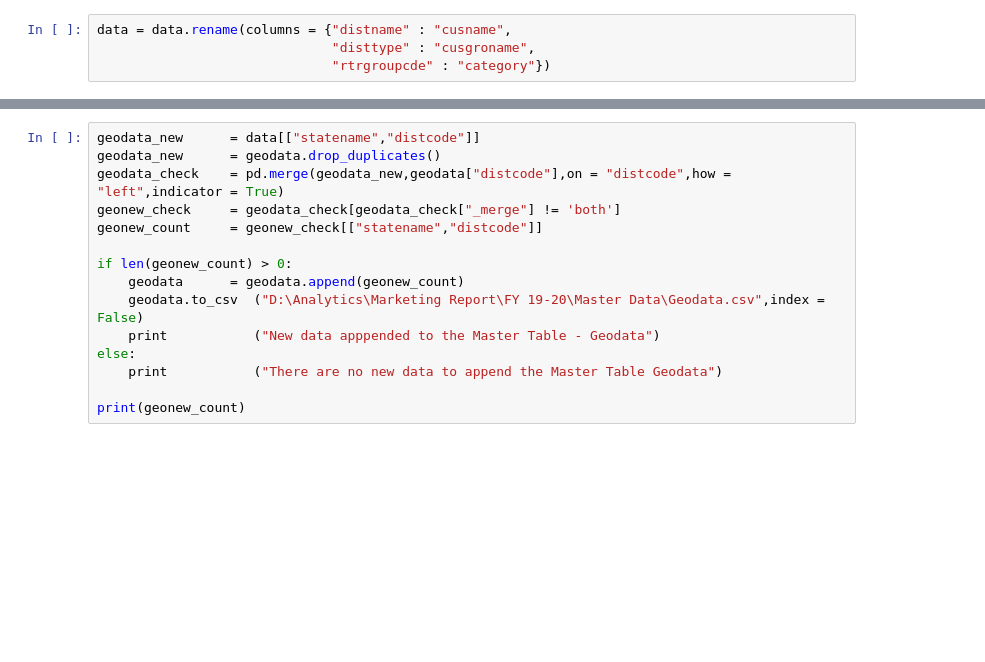
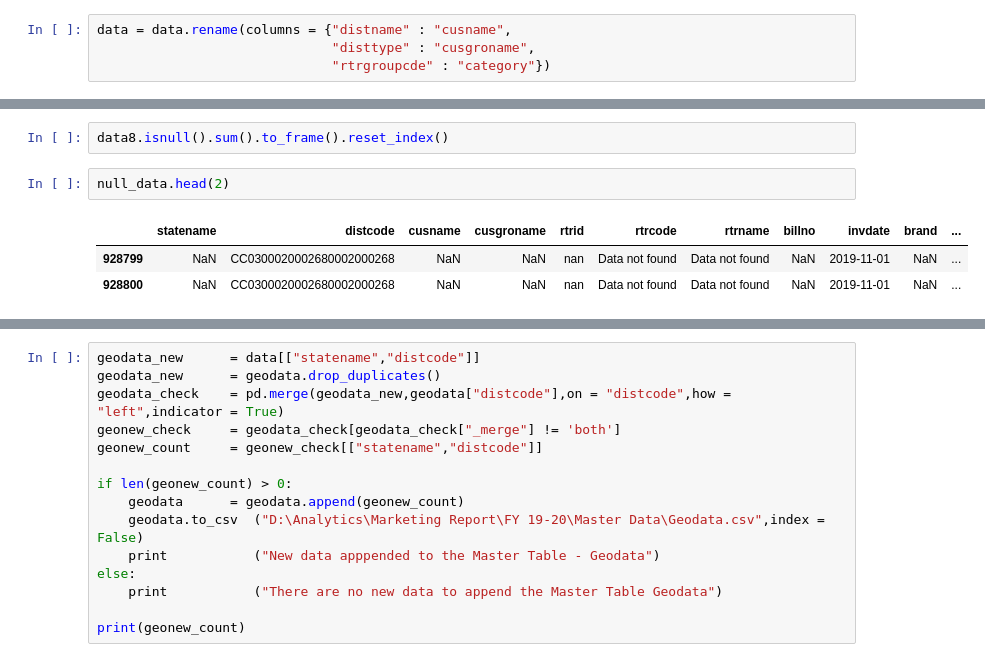
Before and after one commit to CavinKare-Digital/SSO-Marketing-Report, a Jupyter notebook: Final Code.ipynb, the cells around one changed output, grey strips where cells are left out. Cells and saved outputs as stored; diff of their text form; blank space fills up the shorter version.

```diff
--- a/Final Code.ipynb
+++ b/Final Code.ipynb
@@ -96,0 +145,8 @@ print("")
+# %%
+data8.isnull().sum().to_frame().reset_index()
+# %%
+null_data.head(2)
+# %% [output]
+|  | statename | distcode | cusname | cusgroname | rtrid | rtrcode | rtrname | billno | invdate | brand | ... |
+| 928799 | NaN | CC0300020002680002000268 | NaN | NaN | nan | Data not found | Data not found | NaN | 2019-11-01 | NaN | ... |
+| 928800 | NaN | CC0300020002680002000268 | NaN | NaN | nan | Data not found | Data not found | NaN | 2019-11-01 | NaN | ... |
```
Also changed, not shown: parts of 101 cells of this notebook.
